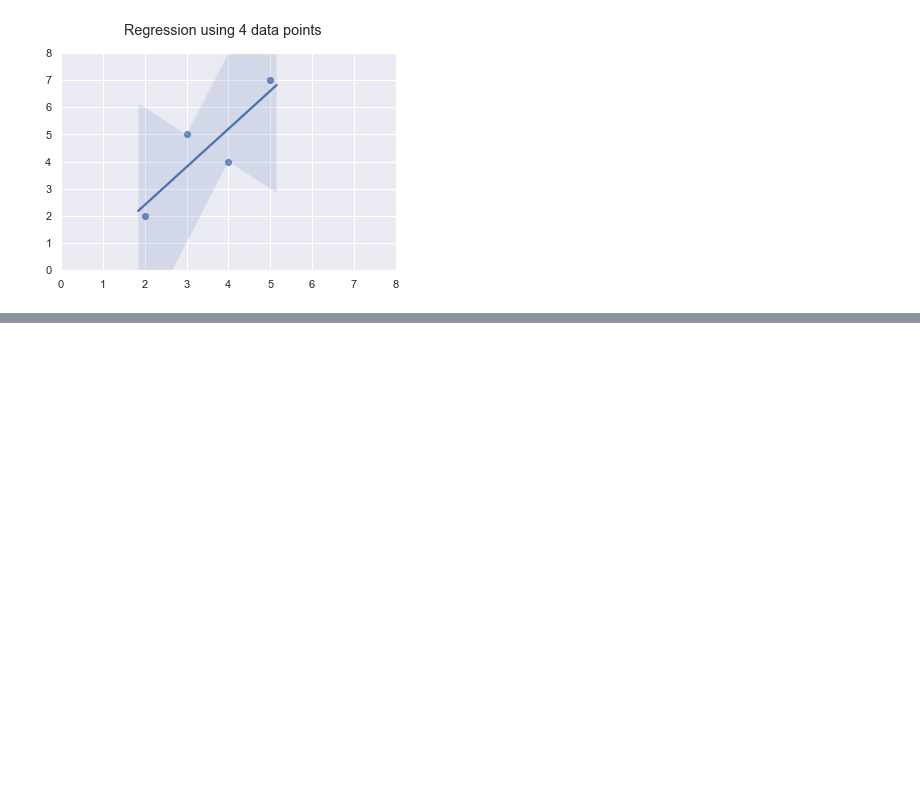
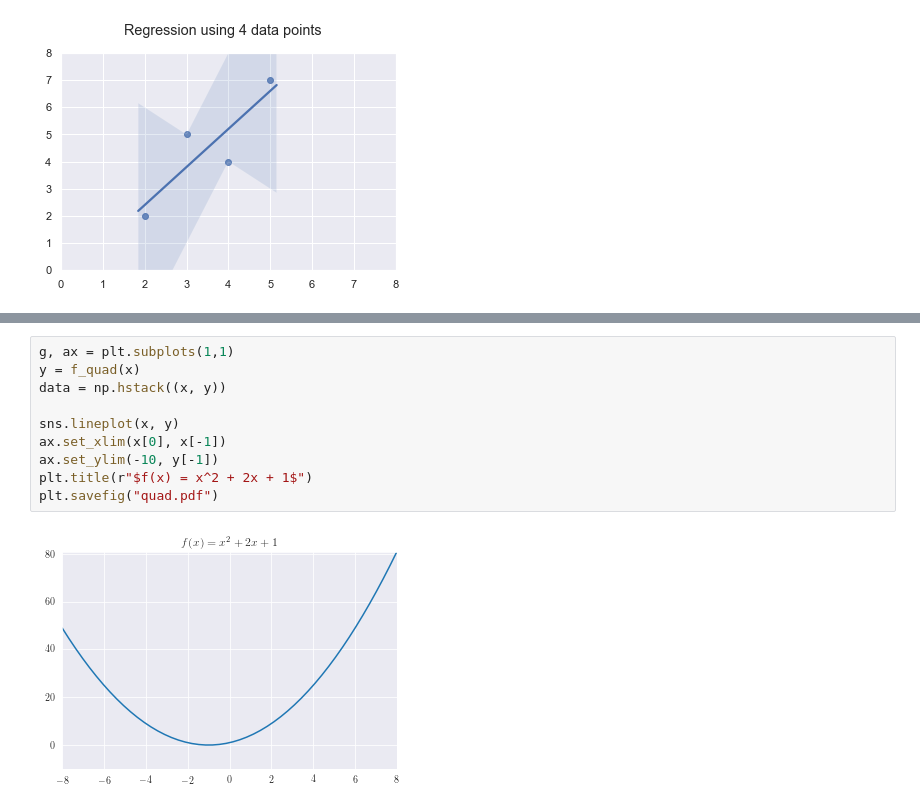
Before and after one commit to saxarona/cv1012, a Jupyter notebook: lectures/07-curvefit/curvefit.ipynb, the cells around one changed output, grey strips where cells are left out. Drawn from its saved outputs; the diff is of its cells as text; blank space fills up the shorter version.

```diff
--- a/lectures/07-curvefit/curvefit.ipynb
+++ b/lectures/07-curvefit/curvefit.ipynb
@@ -97,0 +128,12 @@ plt.savefig("reg03.pdf")
+# %%
+g, ax = plt.subplots(1,1)
+y = f_quad(x)
+data = np.hstack((x, y))
+
+sns.lineplot(x, y)
+ax.set_xlim(x[0], x[-1])
+ax.set_ylim(-10, y[-1])
+plt.title(r"$f(x) = x^2 + 2x + 1$")
+plt.savefig("quad.pdf")
+# %% [output]
+[figure, added]
```
Also changed, not shown: parts of 10 cells of this notebook, 11 other files.
